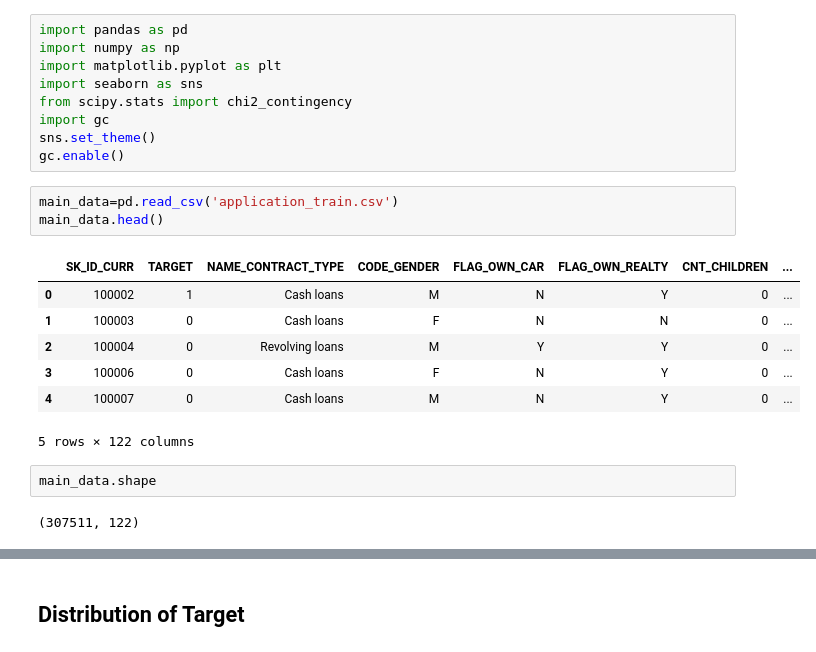
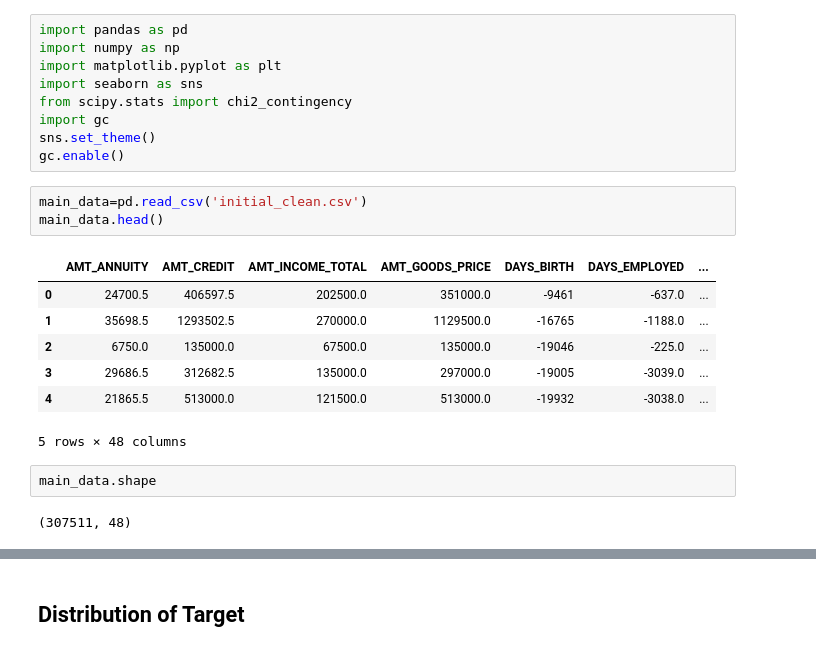
Before and after one commit to seg-fault123/bdm_project, a Jupyter notebook: eda.ipynb, the cells around one changed output, grey strips where cells are left out. Saved outputs shown, nothing was run; the diff lists cells and outputs as text.

Commit message:
cleaned application file; started eda

```diff
--- a/eda.ipynb
+++ b/eda.ipynb
@@ -8,17 +8,17 @@ import gc
 sns.set_theme()
 gc.enable()
 # %%
-main_data=pd.read_csv('application_train.csv')
+main_data=pd.read_csv('initial_clean.csv')
 main_data.head()
 # %% [output]
-|  | SK_ID_CURR | TARGET | NAME_CONTRACT_TYPE | CODE_GENDER | FLAG_OWN_CAR | FLAG_OWN_REALTY | CNT_CHILDREN | ... |
-| 0 | 100002 | 1 | Cash loans | M | N | Y | 0 | ... |
-| 1 | 100003 | 0 | Cash loans | F | N | N | 0 | ... |
-| 2 | 100004 | 0 | Revolving loans | M | Y | Y | 0 | ... |
-| 3 | 100006 | 0 | Cash loans | F | N | Y | 0 | ... |
-| 4 | 100007 | 0 | Cash loans | M | N | Y | 0 | ... |
+|  | AMT_ANNUITY | AMT_CREDIT | AMT_INCOME_TOTAL | AMT_GOODS_PRICE | DAYS_BIRTH | DAYS_EMPLOYED | ... |
+| 0 | 24700.5 | 406597.5 | 202500.0 | 351000.0 | -9461 | -637.0 | ... |
+| 1 | 35698.5 | 1293502.5 | 270000.0 | 1129500.0 | -16765 | -1188.0 | ... |
+| 2 | 6750.0 | 135000.0 | 67500.0 | 135000.0 | -19046 | -225.0 | ... |
+| 3 | 29686.5 | 312682.5 | 135000.0 | 297000.0 | -19005 | -3039.0 | ... |
+| 4 | 21865.5 | 513000.0 | 121500.0 | 513000.0 | -19932 | -3038.0 | ... |
-5 rows × 122 columns
+5 rows × 48 columns
 # %%
 main_data.shape
 # %% [output]
-(307511, 122)
+(307511, 48)
```
Also changed, not shown: parts of 54 cells of this notebook, 1 other file.
